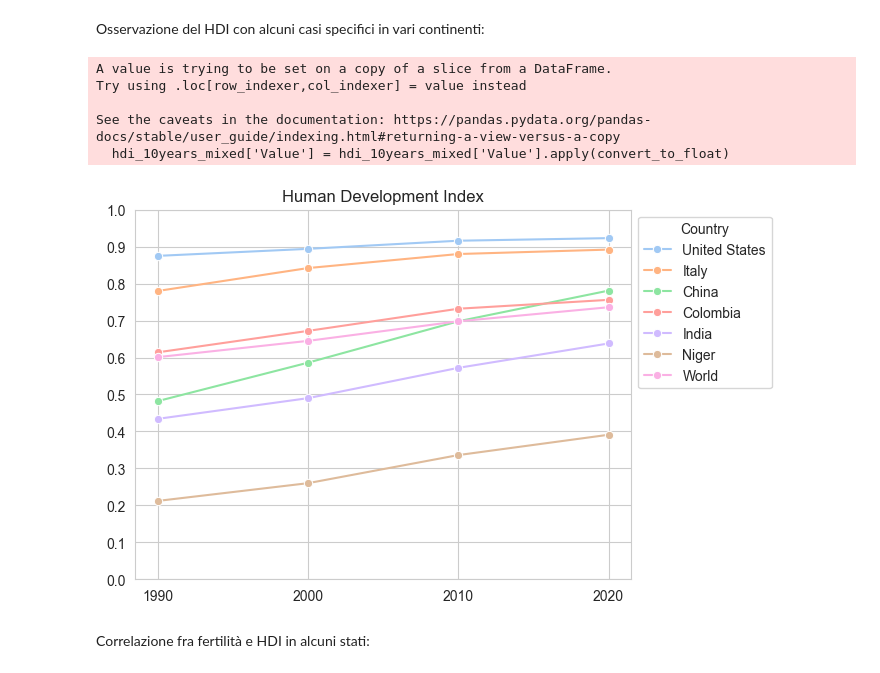
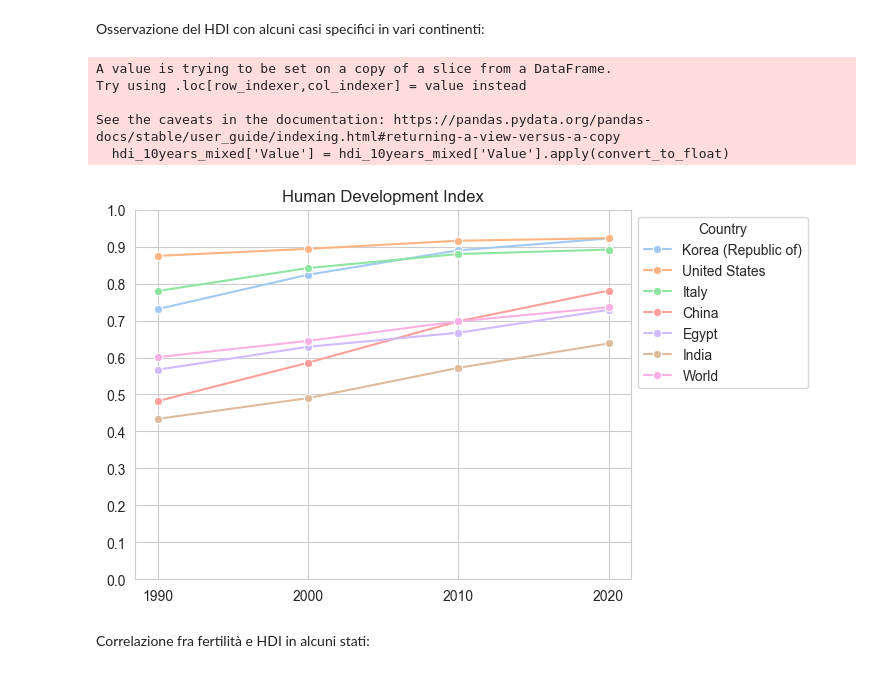
Before and after one commit to ByZeroMatt/SciVis_Project_2024, a Jupyter notebook: src/main/main.ipynb, the cells around one changed output. Saved outputs shown, nothing was run; the diff lists cells and outputs as text; code cells hidden in the pictures.

Commit message:
Modificati grafici HDI e heatmap

```diff
--- a/src/main/main.ipynb
+++ b/src/main/main.ipynb
@@ -273,29 +243,35 @@ See the caveats in the documentation: https://pandas.pydata.org/pandas-docs/stab
 # %% [markdown]
 Osservazione del HDI con alcuni casi specifici in vari continenti:
 # %%
-hdi_10years_mixed = hdi_10years[(hdi_10years['Country'] == 'China') | (hdi_10years['Country'] == 'India') | (hdi_10years['Country'] == 'Niger') | (hdi_10years['Country'] == 'Colombia') | (hdi_10years['Country'] == 'United States') | (hdi_10years['Country'] == 'Italy') | (hdi_10years['Country'] == 'World')]
+def convert_to_float(value: str) -> float:
+    try:
+        return float(value.replace(',', '.'))
+    except ValueError:
+        return float('nan')
+
+hdi_10years_mixed = hdi_10years[(hdi_10years['Country'] == 'China') | (hdi_10years['Country'] == 'India') | (hdi_10years['Country'] == 'Egypt') | (hdi_10years['Country'] == 'Korea (Republic of)') | (hdi_10years['Country'] == 'United States') | (hdi_10years['Country'] == 'Italy') | (hdi_10years['Country'] == 'World')]
 hdi_10years_mixed['Value'] = hdi_10years_mixed['Value'].apply(convert_to_float)
 ax = sns.lineplot(
     data=hdi_10years_mixed,
     x='Year',
     y='Value',
     hue='Country',
     palette='pastel',
     marker='o'
 )
 ax.set_title('Human Development Index')
 ax.set_xlabel(None)
 ax.set_ylabel(None)
 ax.set_yticks(np.arange(0, 1.01, .1))
 sns.move_legend(ax, 'upper left', bbox_to_anchor=(1, 1))
 plt.show()
 # %% [output]
 A value is trying to be set on a copy of a slice from a DataFrame.
 Try using .loc[row_indexer,col_indexer] = value instead
 
 See the caveats in the documentation: https://pandas.pydata.org/pandas-docs/stable/user_guide/indexing.html#returning-a-view-versus-a-copy
   hdi_10years_mixed['Value'] = hdi_10years_mixed['Value'].apply(convert_to_float)
-[figure, old version]
+[figure, new version]
 # %% [markdown]
 Correlazione fra fertilità e HDI in alcuni stati:
 # %%
```
Also changed, not shown: parts of 4 cells of this notebook.
